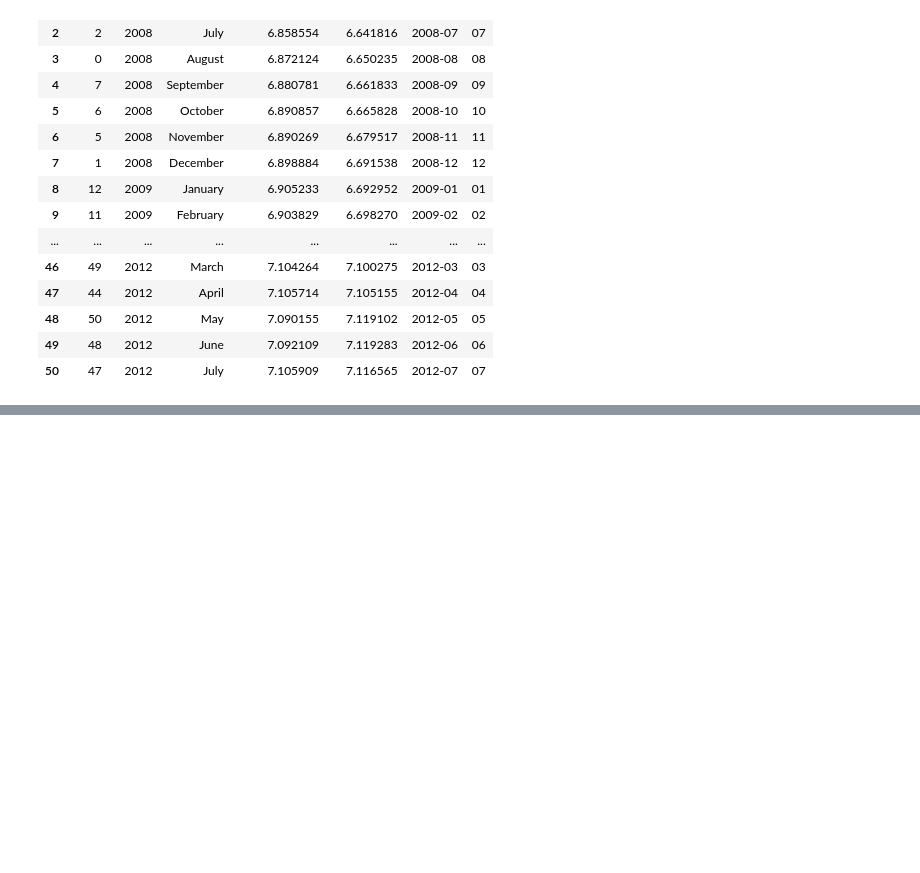
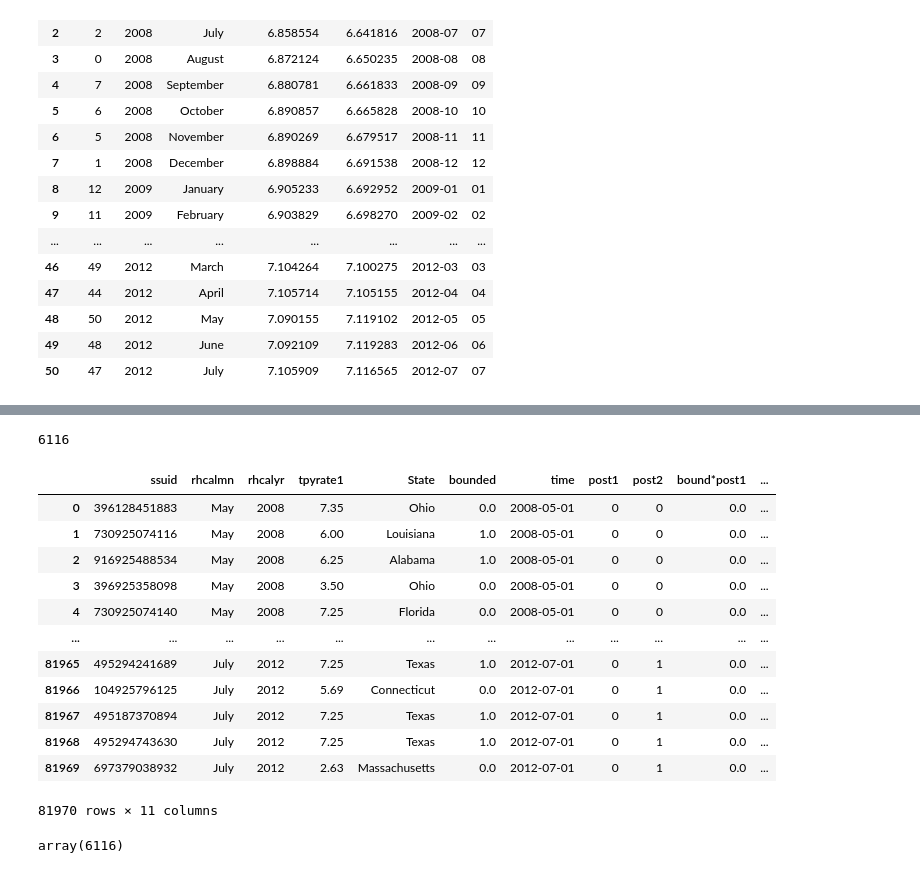
Before and after one commit to yijiawen1203/The-minimum-wage-and-the-Great-Recession, a Jupyter notebook: precessing the sipp data.ipynb, the cells around one changed output, grey strips where cells are left out. Saved outputs shown, nothing was run; the diff lists cells and outputs as text; code cells hidden in the pictures; blank space fills up the shorter version.

```diff
--- a/precessing the sipp data.ipynb
+++ b/precessing the sipp data.ipynb
@@ -632,0 +946,4 @@ wage6
+# %%
+post0=filterwage75_5[filterwage75_5['time']<'2009-08-01']
+# %%
+post0[['post1','post2']]=[0,0]
@@ -632,0 +977,25 @@ wage6
+# %%
+all_pd= pd.concat([post0, post1,post2])
+# %%
+all_pd['bound*post1']=all_pd['bounded']*all_pd['post1']
+all_pd['bound*post2']=all_pd['bounded']*all_pd['post2']
+# %%
+all_pd['ssuid'].nunique()
+# %% [output]
+6116
+# %%
+all_pd
+# %% [output]
+|  | ssuid | rhcalmn | rhcalyr | tpyrate1 | State | bounded | time | post1 | post2 | bound*post1 | ... |
+| 0 | 396128451883 | May | 2008 | 7.35 | Ohio | 0.0 | 2008-05-01 | 0 | 0 | 0.0 | ... |
+| 1 | 730925074116 | May | 2008 | 6.00 | Louisiana | 1.0 | 2008-05-01 | 0 | 0 | 0.0 | ... |
+| 2 | 916925488534 | May | 2008 | 6.25 | Alabama | 1.0 | 2008-05-01 | 0 | 0 | 0.0 | ... |
+| 3 | 396925358098 | May | 2008 | 3.50 | Ohio | 0.0 | 2008-05-01 | 0 | 0 | 0.0 | ... |
+| 4 | 730925074140 | May | 2008 | 7.25 | Florida | 0.0 | 2008-05-01 | 0 | 0 | 0.0 | ... |
+| ... | ... | ... | ... | ... | ... | ... | ... | ... | ... | ... | ... |
+| 81965 | 495294241689 | July | 2012 | 7.25 | Texas | 1.0 | 2012-07-01 | 0 | 1 | 0.0 | ... |
+| 81966 | 104925796125 | July | 2012 | 5.69 | Connecticut | 0.0 | 2012-07-01 | 0 | 1 | 0.0 | ... |
+| 81967 | 495187370894 | July | 2012 | 7.25 | Texas | 1.0 | 2012-07-01 | 0 | 1 | 0.0 | ... |
+| 81968 | 495294743630 | July | 2012 | 7.25 | Texas | 1.0 | 2012-07-01 | 0 | 1 | 0.0 | ... |
+| 81969 | 697379038932 | July | 2012 | 2.63 | Massachusetts | 0.0 | 2012-07-01 | 0 | 1 | 0.0 | ... |
+81970 rows × 11 columns
@@ -632,0 +1004,4 @@ wage6
+# %%
+np.array(6116)
+# %% [output]
+array(6116)
```
Also changed, not shown: parts of 58 cells of this notebook.
